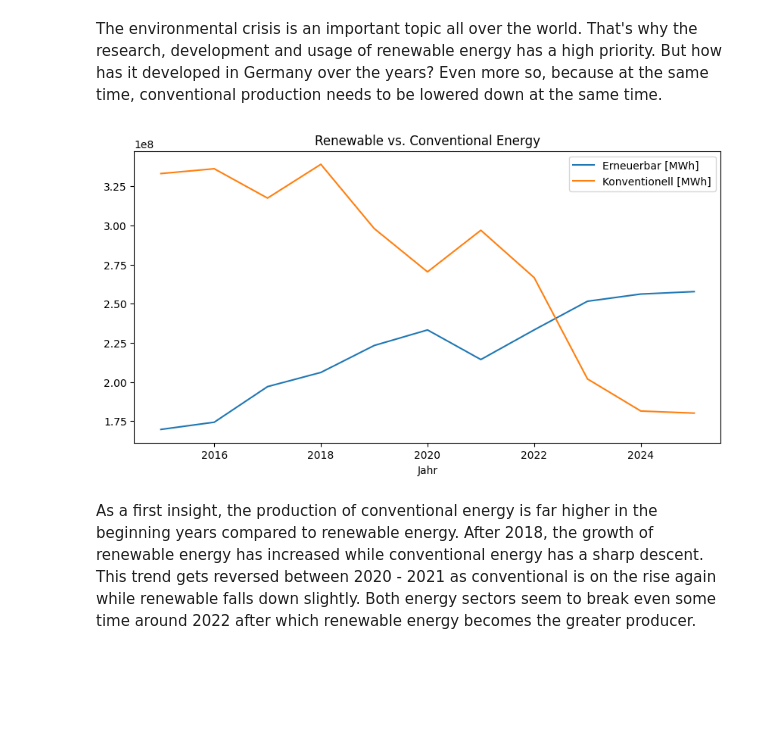
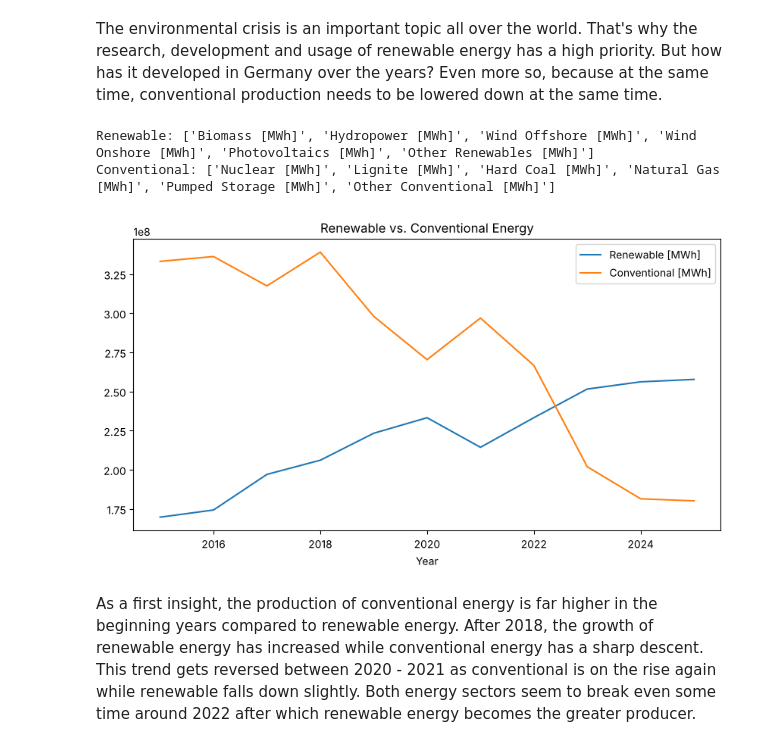
Before and after one commit to Yoem29/Energy-Development-Germany, a Jupyter notebook: notebooks/Analysis.ipynb, the cells around one changed output. Cells and saved outputs as stored; diff of their text form; code cells hidden in the pictures; blank space fills up the shorter version.

```diff
--- a/notebooks/Analysis.ipynb
+++ b/notebooks/Analysis.ipynb
@@ -17,6 +17,6 @@ sys.path.append("../src")
 # %%
 from load_processed_data import load_data
 
-df = load_data("../data/processed/energiedaten_clean.csv")
+df = load_data("../data/processed/energy_generation_clean.csv")
 df
 # %% [output]
@@ -36,12 +36,8 @@ df
 # %% [markdown]
 A small script has been made to keep the name of the months in chronological order instead of alphabetical.
 # %%
-energy_columns = [
-        "Biomasse [MWh]", "Wasserkraft [MWh]", "Wind Offshore [MWh]", "Wind Onshore [MWh]", "Photovoltaik [MWh]",
-        "Sonstige Erneuerbare [MWh]", "Kernenergie [MWh]", "Braunkohle [MWh]", "Steinkohle [MWh]", "Erdgas [MWh]",
-        "Pumpspeicher [MWh]", "Sonstige Konventionelle [MWh]"
-]
+from config import ENERGY_COLUMNS, RENEWABLE_COLUMNS, CONVENTIONAL_COLUMNS, RENEWABLE_COLUMNS_TWH
 
-df_yearly = df.groupby("Jahr")[energy_columns].sum().reset_index()
+df_yearly = df.groupby("Year")[ENERGY_COLUMNS].sum().reset_index()
 df_yearly
 # %% [output]
@@ -62,23 +58,20 @@ df_yearly
 # %% [markdown]
 The environmental crisis is an important topic all over the world. That's why the research, development and usage of renewable energy has a high priority. But how has it developed in Germany over the years? Even more so, because at the same time, conventional production needs to be lowered down at the same time.
 # %%
-renewable_columns = [
-    "Biomasse [MWh]", "Wasserkraft [MWh]", "Wind Offshore [MWh]",
-    "Wind Onshore [MWh]", "Photovoltaik [MWh]", "Sonstige Erneuerbare [MWh]"
-]
-
-conventional_columns = [
-    "Kernenergie [MWh]", "Braunkohle [MWh]", "Steinkohle [MWh]",
-    "Erdgas [MWh]", "Pumpspeicher [MWh]", "Sonstige Konventionelle [MWh]"
-]
+#Grouping of the energy sources (defined centrally in src/config.py)
+print("Renewable:", RENEWABLE_COLUMNS)
+print("Conventional:", CONVENTIONAL_COLUMNS)
+# %% [output]
+Renewable: ['Biomass [MWh]', 'Hydropower [MWh]', 'Wind Offshore [MWh]', 'Wind Onshore [MWh]', 'Photovoltaics [MWh]', 'Other Renewables [MWh]']
+Conventional: ['Nuclear [MWh]', 'Lignite [MWh]', 'Hard Coal [MWh]', 'Natural Gas [MWh]', 'Pumped Storage [MWh]', 'Other Conventional [MWh]']
 # %%
-df_yearly["Erneuerbar [MWh]"] = df_yearly[renewable_columns].sum(axis=1)
-df_yearly["Konventionell [MWh]"] = df_yearly[conventional_columns].sum(axis=1)
+df_yearly["Renewable [MWh]"] = df_yearly[RENEWABLE_COLUMNS].sum(axis=1)
+df_yearly["Conventional [MWh]"] = df_yearly[CONVENTIONAL_COLUMNS].sum(axis=1)
 
-df_yearly.set_index("Jahr")[["Erneuerbar [MWh]", "Konventionell [MWh]"]].plot(figsize=(10, 5), title="Renewable vs. Conventional Energy")
+df_yearly.set_index("Year")[["Renewable [MWh]", "Conventional [MWh]"]].plot(figsize=(10, 5), title="Renewable vs. Conventional Energy")
 plt.show()
 # %% [output]
-[figure, old version]
+[figure, new version]
 # %% [markdown]
 As a first insight, the production of conventional energy is far higher in the beginning years compared to renewable energy. After 2018, the growth of renewable energy has increased while conventional energy has a sharp descent. This trend gets reversed between 2020 - 2021 as conventional is on the rise again while renewable falls down slightly. Both energy sectors seem to break even some time around 2022 after which renewable energy becomes the greater producer.
 # %%
```
Also changed, not shown: parts of 23 cells of this notebook, 9 other files.
